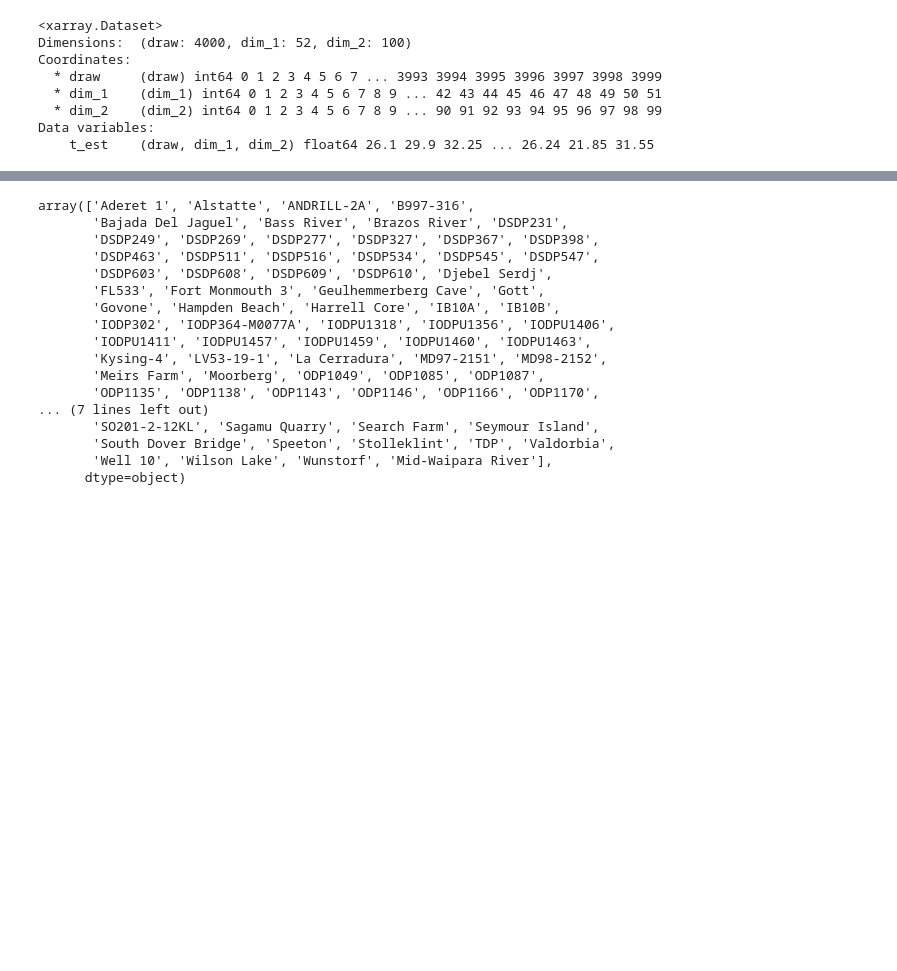
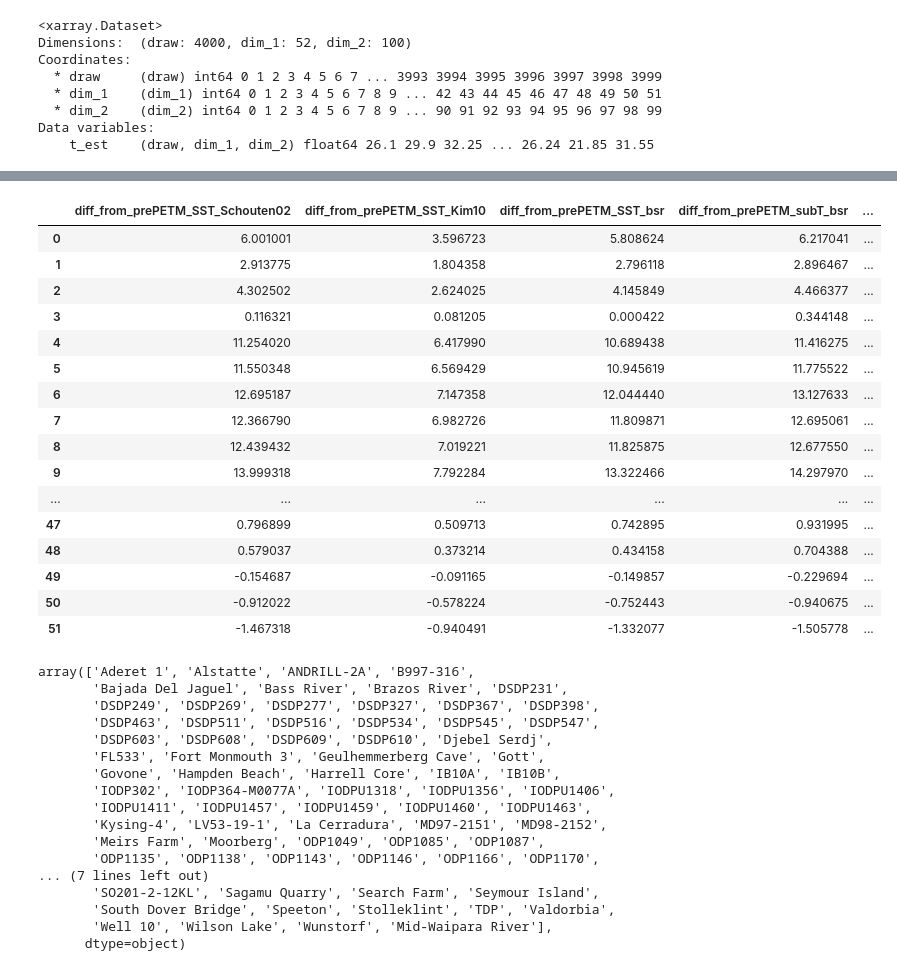
Before and after one commit to PaleoLipidRR/TEXAS, a Jupyter notebook: ipynb_files/culRI-Bayesian_models.ipynb, the cells around one changed output, grey strips where cells are left out. Saved outputs shown, nothing was run; the diff lists cells and outputs as text; code cells hidden in the pictures; blank space fills up the shorter version.

```diff
--- a/ipynb_files/culRI-Bayesian_models.ipynb
+++ b/ipynb_files/culRI-Bayesian_models.ipynb
@@ -1795,3 +1906,23 @@ ax.format(
+# %%
+paleo_diffT_df
+# %% [output]
+|  | diff_from_prePETM_SST_Schouten02 | diff_from_prePETM_SST_Kim10 | diff_from_prePETM_SST_bsr | diff_from_prePETM_subT_bsr | ... |
+| 0 | 6.001001 | 3.596723 | 5.808624 | 6.217041 | ... |
+| 1 | 2.913775 | 1.804358 | 2.796118 | 2.896467 | ... |
+| 2 | 4.302502 | 2.624025 | 4.145849 | 4.466377 | ... |
+| 3 | 0.116321 | 0.081205 | 0.000422 | 0.344148 | ... |
+| 4 | 11.254020 | 6.417990 | 10.689438 | 11.416275 | ... |
+| 5 | 11.550348 | 6.569429 | 10.945619 | 11.775522 | ... |
+| 6 | 12.695187 | 7.147358 | 12.044440 | 13.127633 | ... |
+| 7 | 12.366790 | 6.982726 | 11.809871 | 12.695061 | ... |
+| 8 | 12.439432 | 7.019221 | 11.825875 | 12.677550 | ... |
+| 9 | 13.999318 | 7.792284 | 13.322466 | 14.297970 | ... |
+| ... | ... | ... | ... | ... | ... |
+| 47 | 0.796899 | 0.509713 | 0.742895 | 0.931995 | ... |
+| 48 | 0.579037 | 0.373214 | 0.434158 | 0.704388 | ... |
+| 49 | -0.154687 | -0.091165 | -0.149857 | -0.229694 | ... |
+| 50 | -0.912022 | -0.578224 | -0.752443 | -0.940675 | ... |
+| 51 | -1.467318 | -0.940491 | -1.332077 | -1.505778 | ... |
 # %%
 PhanTEX_df['SiteName'].unique()
 # %% [output]
```
Also changed, not shown: parts of 3 cells of this notebook, 2 other files.
